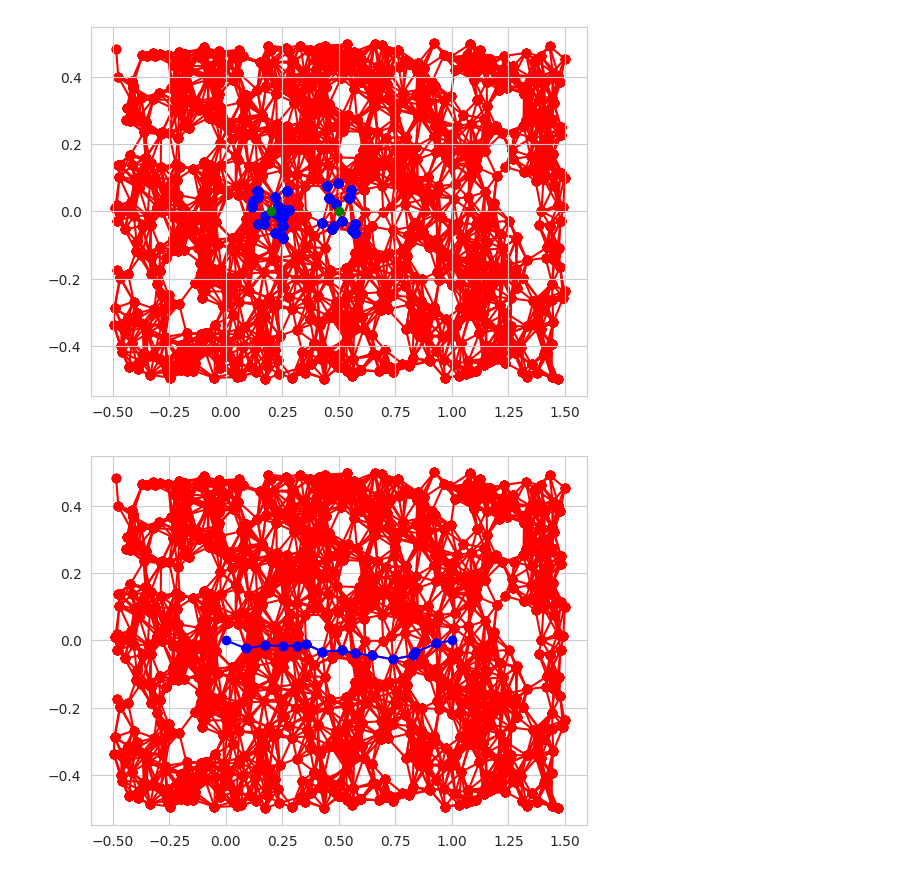
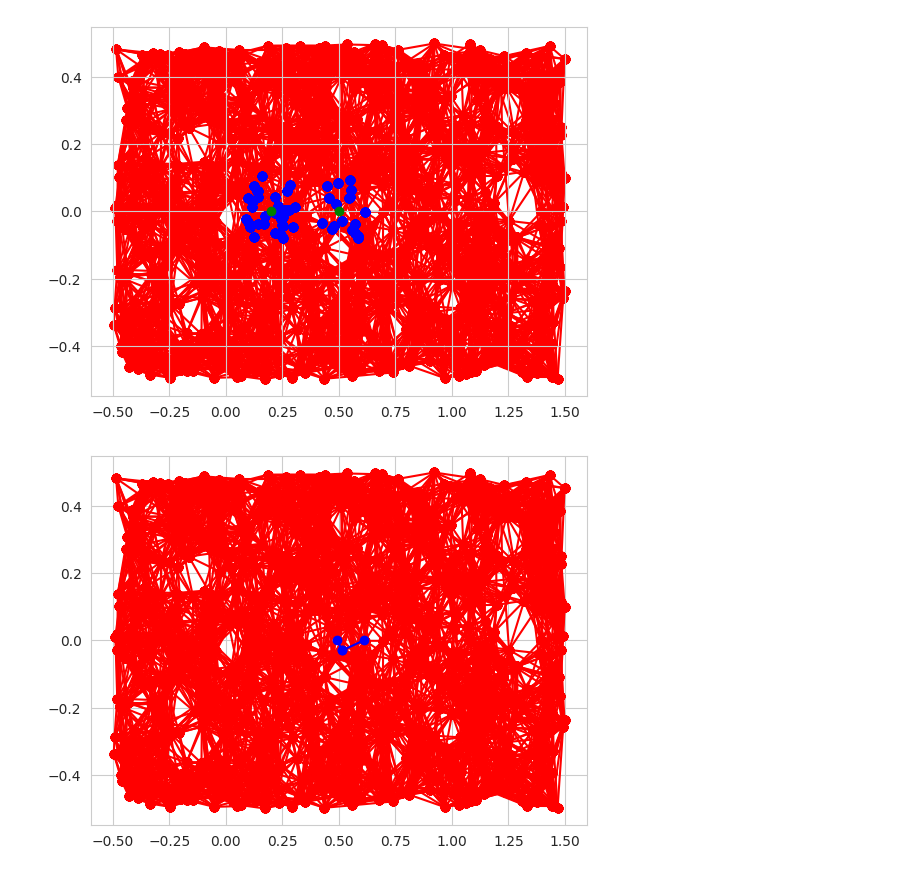
Before and after one commit to robustrobotics/nonasymptotic-mp, a Jupyter notebook: notebooks/vis_straight_line_env.ipynb, the cells around one changed output. Cells and saved outputs as stored; diff of their text form; code cells hidden in the pictures.

Commit message:
ensure that the prm graph is a kosher radius graph, and verify behavior in notebook

```diff
--- a/notebooks/vis_straight_line_env.ipynb
+++ b/notebooks/vis_straight_line_env.ipynb
@@ -7,8 +7,12 @@ import matplotlib.pyplot as plt
 # %%
 seed = 1
 prm_env_2d = StraightLine(dim=2, delta_clearance=0.5, seed=seed)
-prm = SimpleRadiusPRM(0.1, prm_env_2d.is_motion_valid, prm_env_2d.sample_from_env, prm_env_2d.distance_to_path, seed=seed,
-                verbose=True)
+# prm = SimpleRadiusPRM(0.1, prm_env_2d.is_motion_valid, prm_env_2d.sample_from_env, prm_env_2d.distance_to_path, seed=seed,
+#                 verbose=True)
+prm = SimpleNearestNeighborRadiusPRM(32,
+                                     prm_env_2d.is_motion_valid,
+                                     prm_env_2d.sample_from_env,
+                                     prm_env_2d.distance_to_path, seed=seed, verbose=True)
 prm.grow_to_n_samples(1000)
 
 plt.figure()
@@ -58,29 +57,29 @@ plt.scatter([start[0], goal[0]], [start[1], goal[1]], color='green', zorder=2)
 
 plt.show()
 # %% [output]
-[figure, old version]
+[figure, new version]
 # %%
-start = np.array([0.0, 0.0])
-goal = np.array([1.0, 0.0])
+start = np.array([0.49323946, 0.0])
+goal = np.array([0.60942998, 0.0])
 d, path = prm.query_best_solution(start, goal)
 
 plt.figure()
 for u, v in prm.prm_graph.iterEdges():
     coords_u = prm.prm_samples[u]
     coords_v = prm.prm_samples[v]
 
     plt.plot([coords_u[0], coords_v[0]], [coords_u[1], coords_v[1]], 'ro-')
 
 for i in range(len(path) - 1):
     u, v = path[i], path[i+1]
     plt.plot([u[0], v[0]], [u[1], v[1]], 'bo-')
 
 plt.plot([start[0], path[0, 0]], [start[1], path[0, 1]], 'bo-')
 plt.plot([goal[0], path[-1, 0]], [goal[1], path[-1, 1]], 'bo-')
 
 plt.show()
 # %% [output]
-[figure, old version]
+[figure, new version]
 # %%
 import time
 
```
Also changed, not shown: parts of 4 cells of this notebook, 1 other file.
